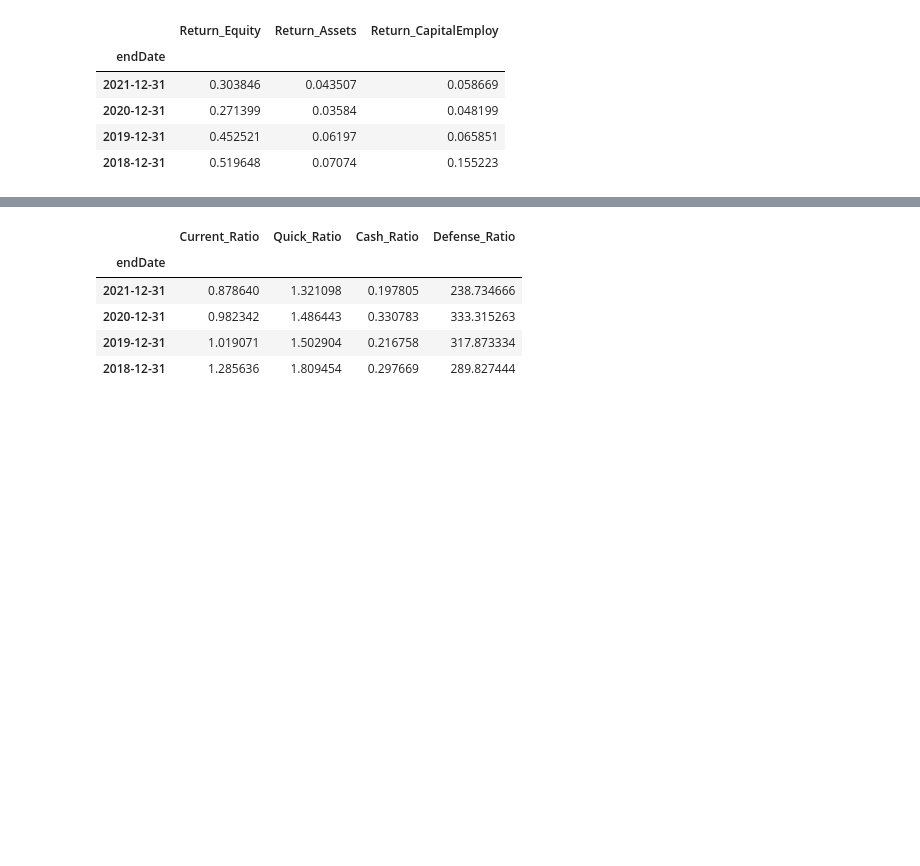
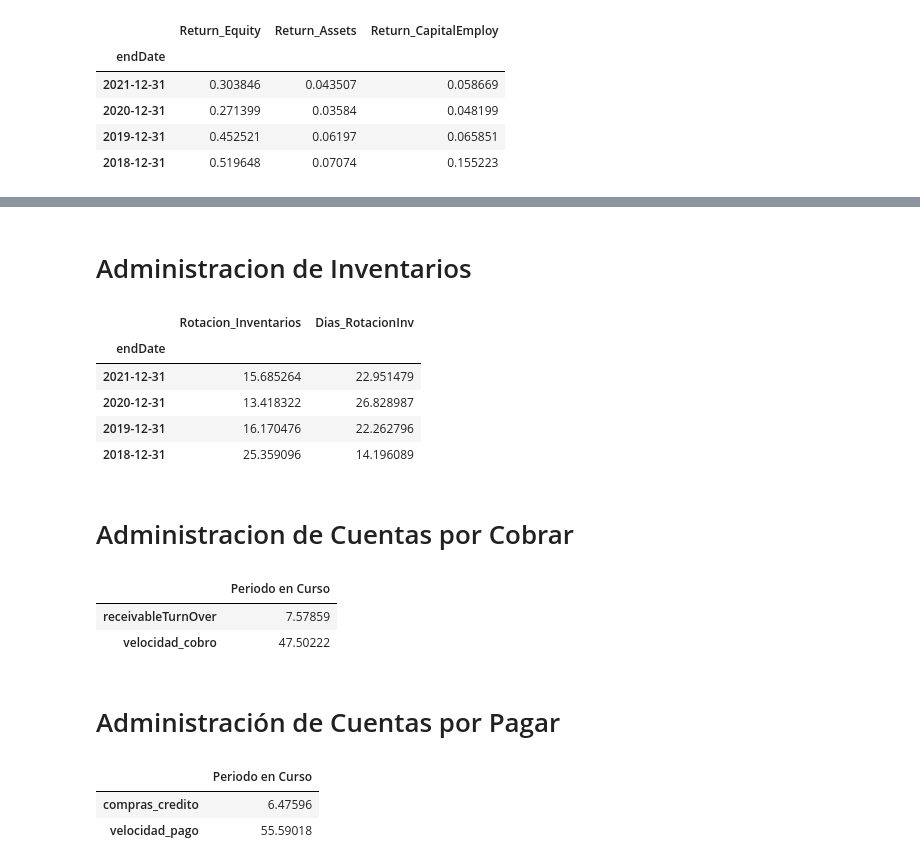
Before and after one commit to lorenzo1285/Analisis_Fianaciero, a Jupyter notebook: Cash_convertion_cycle.ipynb, the cells around one changed output, grey strips where cells are left out. Saved outputs shown, nothing was run; the diff lists cells and outputs as text; code cells hidden in the pictures; blank space fills up the shorter version.

```diff
--- a/Cash_convertion_cycle.ipynb
+++ b/Cash_convertion_cycle.ipynb
@@ -120,9 +118,29 @@ dtype: float64
-# %%
-ra.Liquidity_Ratios()
-# %% [output]
-|  | Current_Ratio | Quick_Ratio | Cash_Ratio | Defense_Ratio |
-| endDate |  |  |  |  |
-| 2021-12-31 | 0.878640 | 1.321098 | 0.197805 | 238.734666 |
-| 2020-12-31 | 0.982342 | 1.486443 | 0.330783 | 333.315263 |
-| 2019-12-31 | 1.019071 | 1.502904 | 0.216758 | 317.873334 |
-| 2018-12-31 | 1.285636 | 1.809454 | 0.297669 | 289.827444 |
+# %% [markdown]
+# Administracion de Inventarios
+# %%
+def admon_inventario (ticker=''):
+
+  ra = FinRatioAnalysis(ticker)
+
+  rotacion_inventario = np.divide(ra.IncomeSatement.loc['costOfRevenue'],
+                                ra.BalanceSheet.loc['inventory']
+                                ).to_frame('Rotacion_Inventarios')
+
+  Dias_RotacionInv = np.divide(360,
+                               rotacion_inventario['Rotacion_Inventarios']
+                               ).to_frame(name='Dias_RotacionInv')
+
+  df = pd.concat([rotacion_inventario, Dias_RotacionInv], axis=1)
+
+  return df
+# %%
+admon_inventario('IBM')
+# %% [output]
+|  | Rotacion_Inventarios | Dias_RotacionInv |
+| endDate |  |  |
+| 2021-12-31 | 15.685264 | 22.951479 |
+| 2020-12-31 | 13.418322 | 26.828987 |
+| 2019-12-31 | 16.170476 | 22.262796 |
+| 2018-12-31 | 25.359096 | 14.196089 |
+# %% [markdown]
+# Administracion de Cuentas por Cobrar
@@ -128,0 +164,8 @@ ra.Liquidity_Ratios()
+# %%
+cuentas_cobrar('IBM')
+# %% [output]
+|  | Periodo en Curso |
+| receivableTurnOver | 7.57859 |
+| velocidad_cobro | 47.50222 |
+# %% [markdown]
+# Administración de Cuentas por Pagar
@@ -128,0 +190,6 @@ ra.Liquidity_Ratios()
+# %%
+cuentas_pagar('IBM')
+# %% [output]
+|  | Periodo en Curso |
+| compras_credito | 6.47596 |
+| velocidad_pago | 55.59018 |
```
Also changed, not shown: parts of 11 cells of this notebook.
